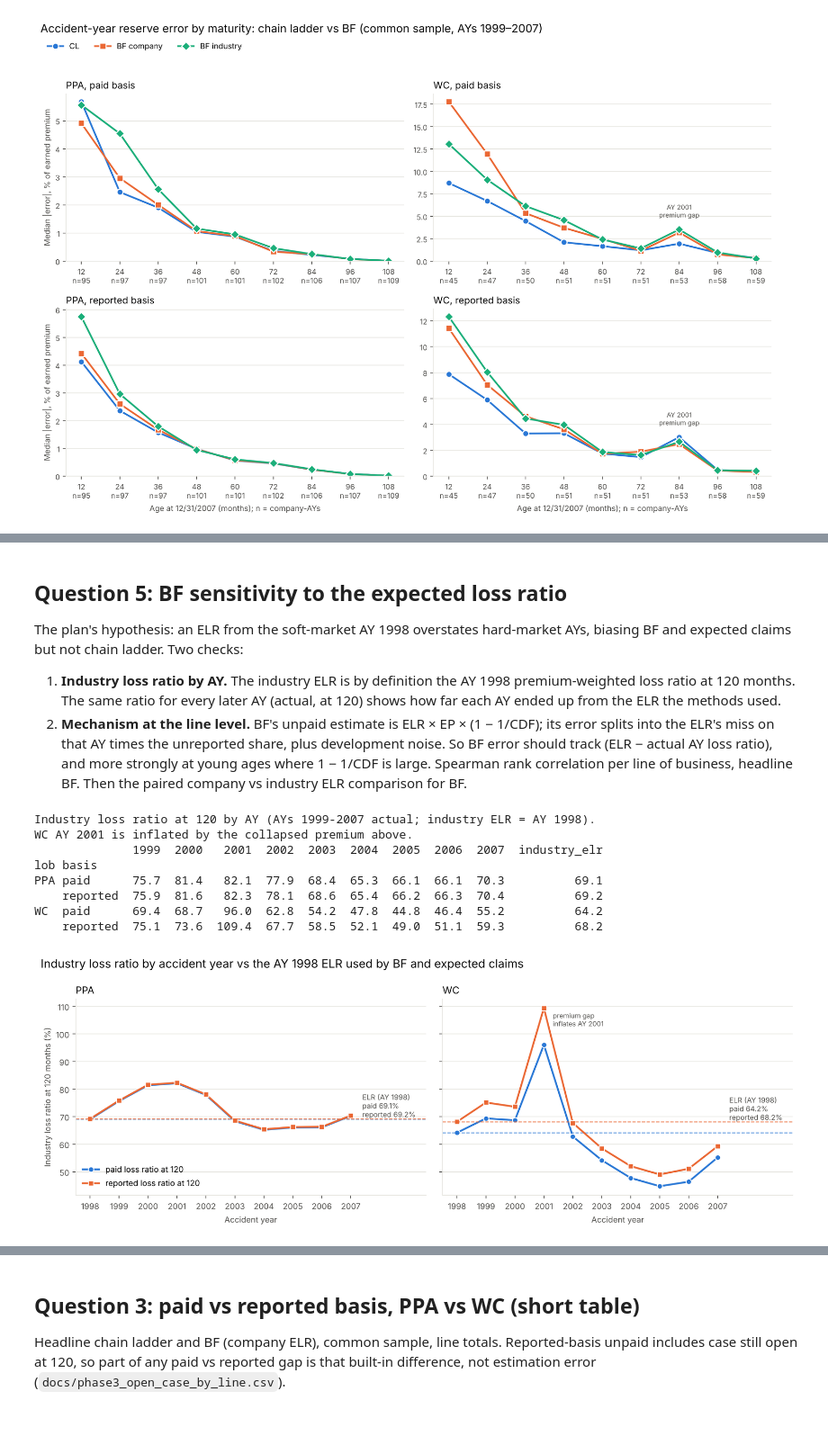
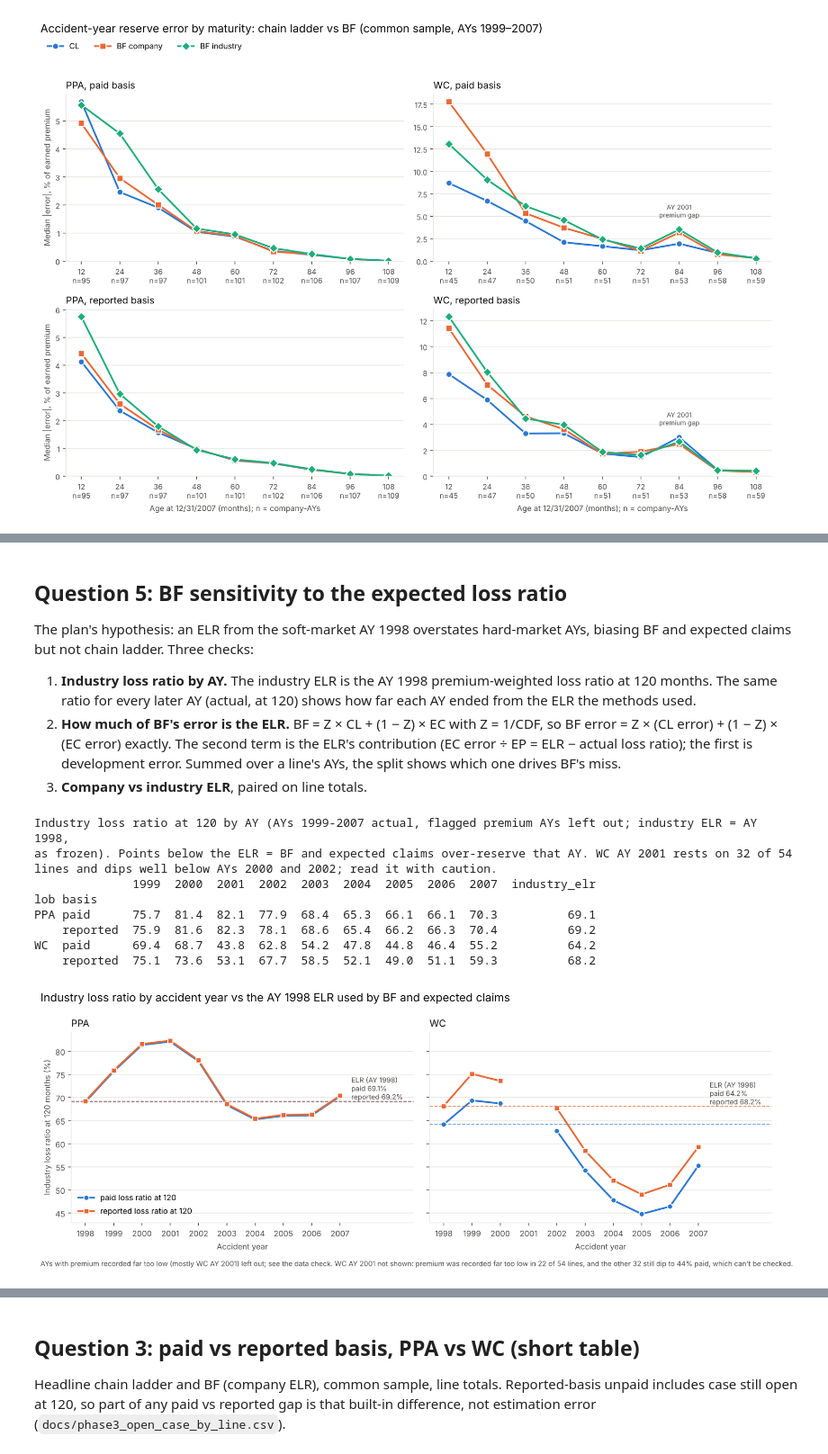
Before and after one commit to caronepeter/reserving_backtest, a Jupyter notebook: notebooks/06_phase4_evaluate.ipynb, the cells around one changed output, grey strips where cells are left out. Shown at 90% size. Saved outputs shown, nothing was run; the diff lists cells and outputs as text; code cells hidden in the pictures; blank space fills up the shorter version.

```diff
--- a/notebooks/06_phase4_evaluate.ipynb
+++ b/notebooks/06_phase4_evaluate.ipynb
@@ -41,6 +45,6 @@ Paired comparison: for each line, |error| of chain ladder minus |error| of the o
 # %%
 # Q1: paired |error| differences vs chain ladder, headline combinations, common sample
-def boot_median(x, reps=2000):
+def boot_median(x, reps=10_000):
     x = np.asarray(x); idx = rng.integers(0, len(x), (reps, len(x)))
     return np.percentile(np.median(x[idx], axis=1), [2.5, 97.5])
 
@@ -203,58 +225,62 @@ PPA paid     BF company              22.8%              22.3%
 # %% [markdown]
 ## Question 5: BF sensitivity to the expected loss ratio
-The plan's hypothesis: an ELR from the soft-market AY 1998 overstates hard-market AYs, biasing BF and expected claims but not chain ladder. Two checks:
-1. **Industry loss ratio by AY.** The industry ELR is by definition the AY 1998 premium-weighted loss ratio at 120 months. The same ratio for every later AY (actual, at 120) shows how far each AY ended up from the ELR the methods used.
-2. **Mechanism at the line level.** BF's unpaid estimate is ELR × EP × (1 − 1/CDF); its error splits into the ELR's miss on that AY times the unreported share, plus development noise. So BF error should track (ELR − actual AY loss ratio), and more strongly at young ages where 1 − 1/CDF is large. Spearman rank correlation per line of business, headline BF.
-Then the paired company vs industry ELR comparison for BF.
+The plan's hypothesis: an ELR from the soft-market AY 1998 overstates hard-market AYs, biasing BF and expected claims but not chain ladder. Three checks:
+1. **Industry loss ratio by AY.** The industry ELR is the AY 1998 premium-weighted loss ratio at 120 months. The same ratio for every later AY (actual, at 120) shows how far each AY ended from the ELR the methods used.
+2. **How much of BF's error is the ELR.** BF = Z × CL + (1 − Z) × EC with Z = 1/CDF, so BF error = Z × (CL error) + (1 − Z) × (EC error) exactly. The second term is the ELR's contribution (EC error ÷ EP = ELR − actual loss ratio); the first is development error. Summed over a line's AYs, the split shows which one drives BF's miss.
+3. **Company vs industry ELR**, paired on line totals.
 # %%
-# Q5.1: industry actual loss ratio at 120 by AY vs the ELR (= AY 1998 value)
-act = ay.drop_duplicates(["lob", "GRCODE", "basis", "AccidentYear"])
+# Q5.1: industry actual loss ratio at 120 by AY vs the ELR (= AY 1998 value); flagged premium AYs left out
+act = ay.drop_duplicates(["lob", "GRCODE", "basis", "AccidentYear"]).merge(
+    flags[["lob", "GRCODE", "AccidentYear", "bad_premium"]], on=["lob", "GRCODE", "AccidentYear"], how="left")
+act = act[~act.bad_premium.fillna(False).astype(bool)]
 lr = act.groupby(["lob", "basis", "AccidentYear"]).agg(loss=("actual_120", "sum"), ep=("ep", "sum"))
 lr["lr"] = lr.loss / lr.ep
 ay98 = est[(est.AccidentYear == 1998) & (est.method == "cl") & (est.average == HEAD)]
 elr_ind = (ay98.groupby(["lob", "basis"]).latest.sum() / ay98.groupby(["lob", "basis"]).ep.sum()).rename("industry_elr")
 q5 = lr.lr.unstack("AccidentYear").join(elr_ind)
-print("Industry loss ratio at 120 by AY (AYs 1999-2007 actual; industry ELR = AY 1998).")
-print("WC AY 2001 is inflated by the collapsed premium above.")
+print("Industry loss ratio at 120 by AY (AYs 1999-2007 actual, flagged premium AYs left out; industry ELR = AY 1998,")
+print("as frozen). Points below the ELR = BF and expected claims over-reserve that AY. WC AY 2001 rests on 32 of 54")
+print("lines and dips well below AYs 2000 and 2002; read it with caution.")
 print((q5 * 100).round(1).to_string())
 q5.to_csv("../docs/phase4_q5_loss_ratios.csv", float_format="%.6f")
 # %% [output]
-Industry loss ratio at 120 by AY (AYs 1999-2007 actual; industry ELR = AY 1998).
-WC AY 2001 is inflated by the collapsed premium above.
-              1999  2000   2001  2002  2003  2004  2005  2006  2007  industry_elr
+Industry loss ratio at 120 by AY (AYs 1999-2007 actual, flagged premium AYs left out; industry ELR = AY 1998,
+as frozen). Points below the ELR = BF and expected claims over-reserve that AY. WC AY 2001 rests on 32 of 54
+lines and dips well below AYs 2000 and 2002; read it with caution.
+              1999  2000  2001  2002  2003  2004  2005  2006  2007  industry_elr
 lob basis
-PPA paid      75.7  81.4   82.1  77.9  68.4  65.3  66.1  66.1  70.3          69.1
-    reported  75.9  81.6   82.3  78.1  68.6  65.4  66.2  66.3  70.4          69.2
-WC  paid      69.4  68.7   96.0  62.8  54.2  47.8  44.8  46.4  55.2          64.2
-    reported  75.1  73.6  109.4  67.7  58.5  52.1  49.0  51.1  59.3          68.2
+PPA paid      75.7  81.4  82.1  77.9  68.4  65.3  66.1  66.1  70.3          69.1
+    reported  75.9  81.6  82.3  78.1  68.6  65.4  66.2  66.3  70.4          69.2
+WC  paid      69.4  68.7  43.8  62.8  54.2  47.8  44.8  46.4  55.2          64.2
+    reported  75.1  73.6  53.1  67.7  58.5  52.1  49.0  51.1  59.3          68.2
 # %%
 # Q5.1 chart: industry loss ratio by AY (AY 1998 = the industry ELR), ELR as a dashed reference
 fig, axes = plt.subplots(1, 2, figsize=(12, 4.4), sharey=True)
 BASIS_C = {"paid": "#2a78d6", "reported": "#eb6834"}
 for ax, lob in zip(axes, ["PPA", "WC"]):
     for basis in ["paid", "reported"]:
         e = q5.loc[(lob, basis), "industry_elr"]
         s = pd.concat([pd.Series({1998: e}), lr.loc[(lob, basis)].lr]) * 100
+        if lob == "WC":
+            s[2001] = np.nan  # not shown: see note under the chart
         ax.plot(s.index, s.values, color=BASIS_C[basis], lw=2, marker="o" if basis == "paid" else "s",
                 ms=6, markeredgecolor="white", label=f"{basis} loss ratio at 120")
         ax.axhline(e * 100, color=BASIS_C[basis], lw=1, ls="--", alpha=0.8)
     pe, re_ = q5.loc[(lob, "paid"), "industry_elr"], q5.loc[(lob, "reported"), "industry_elr"]
     ax.annotate(f"ELR (AY 1998)\npaid {pe:.1%}\nreported {re_:.1%}", (2007.4, max(pe, re_) * 100),
                 va="bottom", fontsize=8, color=MUTED)
-    if lob == "WC":
-        ax.annotate("premium gap\ninflates AY 2001", (2001, lr.loc[(lob, "reported"), "lr"][2001] * 100),
-                    xytext=(10, -4), textcoords="offset points", fontsize=7.5, color=MUTED, va="top")
     ax.set_title(lob, loc="left", fontsize=11, color=INK); ax.set_xticks(range(1998, 2008))
     ax.set_xlim(1997.5, 2009.6)
     ax.grid(axis="y", color=GRID, lw=0.8); ax.set_axisbelow(True)
     for sp in ["top", "right"]: ax.spines[sp].set_visible(False)
     for sp in ["left", "bottom"]: ax.spines[sp].set_color(GRID)
     ax.tick_params(colors=MUTED, labelsize=9); ax.set_xlabel("Accident year", color=MUTED, fontsize=9)
 axes[0].set_ylabel("Industry loss ratio at 120 months (%)", color=MUTED, fontsize=9)
 axes[0].legend(frameon=False, fontsize=9, loc="lower left")
 fig.suptitle("Industry loss ratio by accident year vs the AY 1998 ELR used by BF and expected claims",
              x=0.01, ha="left", fontsize=13, color=INK)
+fig.text(0.01, -0.02, "AYs with premium recorded far too low (mostly WC AY 2001) left out; see the data check. WC AY 2001 not shown: premium was recorded far too low in 22 of 54 lines, and the other 32 still dip to 44% paid, which can't be checked.", fontsize=8, color=MUTED)
 fig.tight_layout(); fig.savefig(FIG / "q5_loss_ratio_by_ay.png", dpi=160, bbox_inches="tight"); plt.show()
 # %% [output]
-[figure, old version]
+[figure, new version]
 # %%
```
Also changed, not shown: parts of 13 cells of this notebook, 5 other files.
